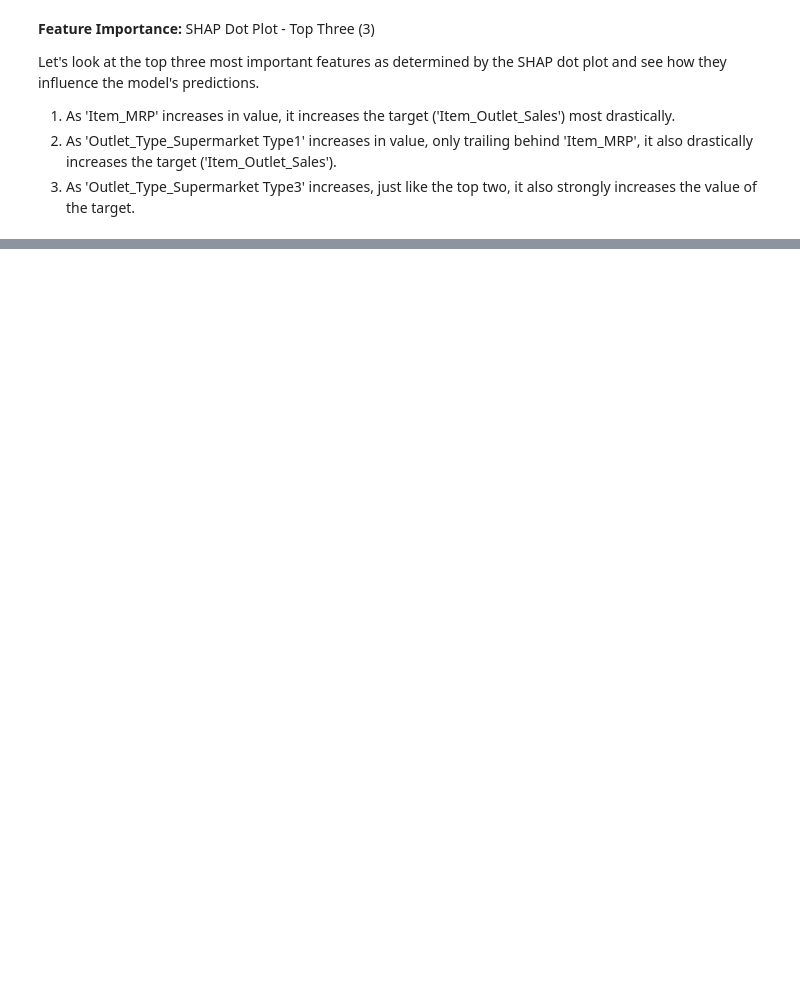
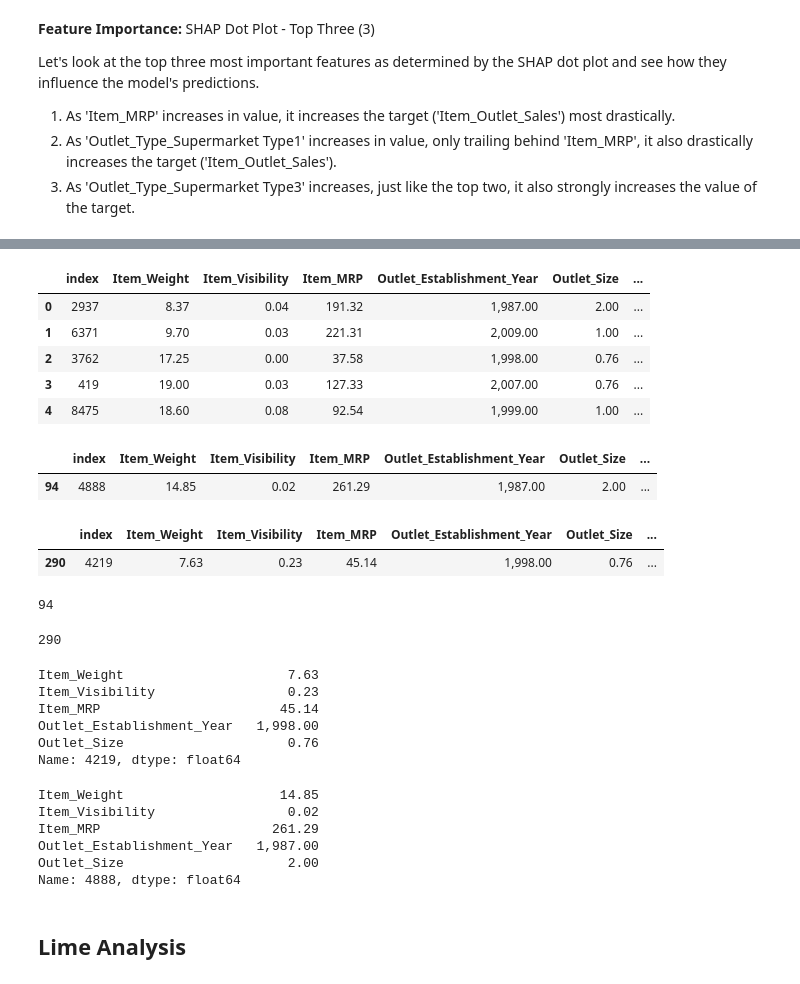
Before and after one commit to whitefreeze/Prediction-of-Product-Sales, a Jupyter notebook: Explaining Models with Shap.ipynb, the cells around one changed output, grey strips where cells are left out. Saved outputs shown, nothing was run; the diff lists cells and outputs as text; code cells hidden in the pictures; blank space fills up the shorter version.

```diff
--- a/Explaining Models with Shap.ipynb
+++ b/Explaining Models with Shap.ipynb
@@ -177,0 +232,59 @@ Let's look at the top three most important features as determined by the SHAP do
+# %%
+# Create duplicate of X_shap to grab new index using the old index
+X_shap_reset_index = X_shap.reset_index(inplace = False)
+# %%
+# Verify copied successfully
+X_shap_reset_index.head()
+# %% [output]
+|  | index | Item_Weight | Item_Visibility | Item_MRP | Outlet_Establishment_Year | Outlet_Size | ... |
+| 0 | 2937 | 8.37 | 0.04 | 191.32 | 1,987.00 | 2.00 | ... |
+| 1 | 6371 | 9.70 | 0.03 | 221.31 | 2,009.00 | 1.00 | ... |
+| 2 | 3762 | 17.25 | 0.00 | 37.58 | 1,998.00 | 0.76 | ... |
+| 3 | 419 | 19.00 | 0.03 | 127.33 | 2,007.00 | 0.76 | ... |
+| 4 | 8475 | 18.60 | 0.08 | 92.54 | 1,999.00 | 1.00 | ... |
+# %%
+# Grab row with maximum target value
+target_max_index_row = X_shap_reset_index.loc[X_shap_reset_index['index'] == target_max_index]
+target_max_index_row
+# %% [output]
+|  | index | Item_Weight | Item_Visibility | Item_MRP | Outlet_Establishment_Year | Outlet_Size | ... |
+| 94 | 4888 | 14.85 | 0.02 | 261.29 | 1,987.00 | 2.00 | ... |
+# %%
+# Grab row with minimum target value
+target_min_index_row = X_shap_reset_index.loc[X_shap_reset_index['index'] == target_min_index]
+target_min_index_row
+# %% [output]
+|  | index | Item_Weight | Item_Visibility | Item_MRP | Outlet_Establishment_Year | Outlet_Size | ... |
+| 290 | 4219 | 7.63 | 0.23 | 45.14 | 1,998.00 | 0.76 | ... |
+# %%
+target_max_index_new = pd.DataFrame(np.where(X_shap_reset_index['index'] == target_max_index)).iat[0,0]
+target_max_index_new
+# %% [output]
+94
+# %%
+target_min_index_new = pd.DataFrame(np.where(X_shap_reset_index['index'] == target_min_index)).iat[0,0]
+target_min_index_new
+# %% [output]
+290
+# %%
+# Verify index is working for 'target_min_index_new'
+X_shap.iloc[target_min_index_new].head()
+# %% [output]
+Item_Weight                     7.63
+Item_Visibility                 0.23
+Item_MRP                       45.14
+Outlet_Establishment_Year   1,998.00
+Outlet_Size                     0.76
+Name: 4219, dtype: float64
+# %%
+# Verify index is working for 'target_max_index_new'
+X_shap.iloc[target_max_index_new].head()
+# %% [output]
+Item_Weight                    14.85
+Item_Visibility                 0.02
+Item_MRP                      261.29
+Outlet_Establishment_Year   1,987.00
+Outlet_Size                     2.00
+Name: 4888, dtype: float64
+# %% [markdown]
+## Lime Analysis
```
Also changed, not shown: parts of 30 cells of this notebook, 4 other files.
